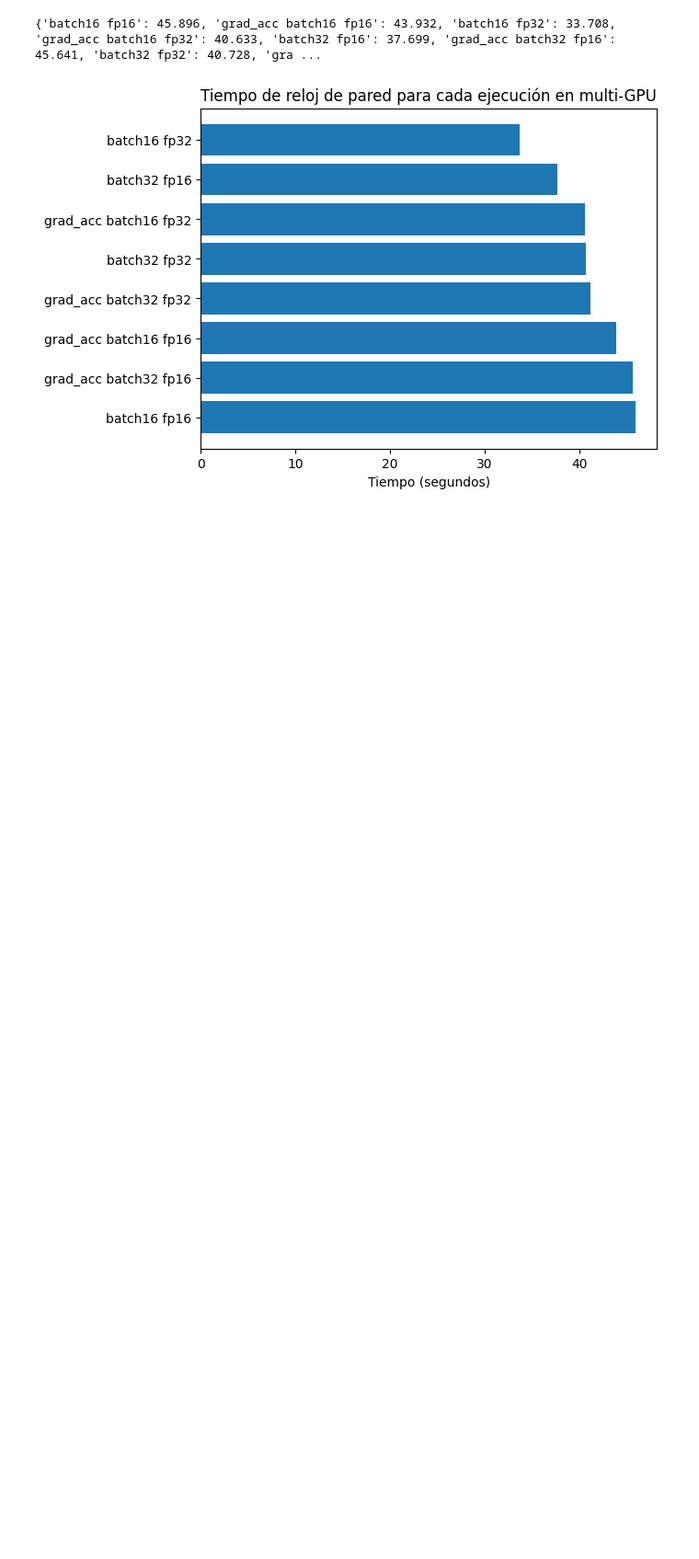
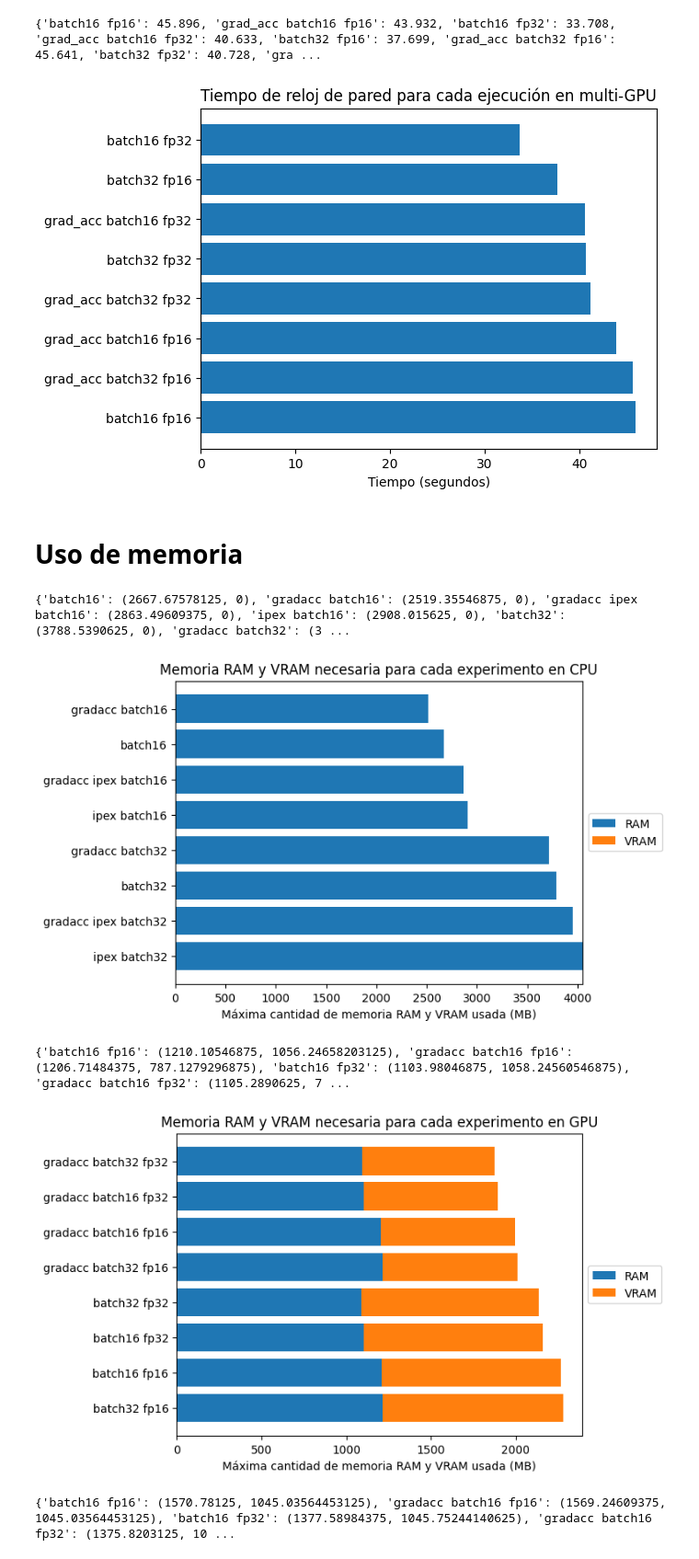
Before and after one commit to davidferex/Practica1-IDL, a Jupyter notebook: Distilbert/graficas/graficas.ipynb, the cells around one changed output. Shown at 92% size. Drawn from its saved outputs; the diff is of its cells as text; code cells hidden in the pictures; blank space fills up the shorter version.

Commit message:
Added memory graphs

```diff
--- a/Distilbert/graficas/graficas.ipynb
+++ b/Distilbert/graficas/graficas.ipynb
@@ -95,3 +97,5 @@ for iter_tuple in [("CPU",dict_cpu), ("GPU",dict_gpu), ("multi-GPU",dict_mgpu)]:
 [figure]
 {'batch16 fp16': 45.896, 'grad_acc batch16 fp16': 43.932, 'batch16 fp32': 33.708, 'grad_acc batch16 fp32': 40.633, 'batch32 fp16': 37.699, 'grad_acc batch32 fp16': 45.641, 'batch32 fp32': 40.728, 'gra ...
 [figure]
+# %% [markdown]
+# Uso de memoria
@@ -97,0 +144,36 @@ for iter_tuple in [("CPU",dict_cpu), ("GPU",dict_gpu), ("multi-GPU",dict_mgpu)]:
+# %%
+import matplotlib.pyplot as plt
+import numpy as np
+
+for iter_tuple in [("CPU",dict_cpu_ram), ("GPU",dict_gpu_ram), ("multi-GPU",dict_mgpu_ram)]:
+
+    my_name = iter_tuple[0]
+    my_dict = iter_tuple[1]
+
+    fig, ax = plt.subplots()
+
+    y_pos = np.arange(len(my_dict))
+
+    print(my_dict)
+
+    ordered_names = list(my_dict.keys())
+    ordered_values  =list(my_dict.values())
+
+    ordered_names = sorted(ordered_names,key=lambda key:my_dict[key][0]+my_dict[key][1])
+    ordered_values = sorted(ordered_values,key=lambda value:value[0]+value[1])
+
+    ax.barh(y_pos, [ram for (ram,vram) in ordered_values], align="center", label="RAM")
+    ax.barh(y_pos, [vram for (ram,vram) in ordered_values], align="center", label="VRAM", left = [ram for (ram,vram) in ordered_values])
+    ax.set_yticks(y_pos, labels=ordered_names)
+    ax.invert_yaxis()
+    ax.legend(loc='center left', bbox_to_anchor=(1, 0.5))
+    ax.set_xlabel("Máxima cantidad de memoria RAM y VRAM usada (MB)")
+    ax.set_title(f"Memoria RAM y VRAM necesaria para cada experimento en {my_name}")
+
+    plt.show()
+# %% [output]
+{'batch16': (2667.67578125, 0), 'gradacc batch16': (2519.35546875, 0), 'gradacc ipex batch16': (2863.49609375, 0), 'ipex batch16': (2908.015625, 0), 'batch32': (3788.5390625, 0), 'gradacc batch32': (3 ...
+[figure, added]
+{'batch16 fp16': (1210.10546875, 1056.24658203125), 'gradacc batch16 fp16': (1206.71484375, 787.1279296875), 'batch16 fp32': (1103.98046875, 1058.24560546875), 'gradacc batch16 fp32': (1105.2890625, 7 ...
+[figure, added]
+{'batch16 fp16': (1570.78125, 1045.03564453125), 'gradacc batch16 fp16': (1569.24609375, 1045.03564453125), 'batch16 fp32': (1377.58984375, 1045.75244140625), 'gradacc batch16 fp32': (1375.8203125, 10 ...
```
Also changed, not shown: parts of 3 cells of this notebook, 1 other file.
